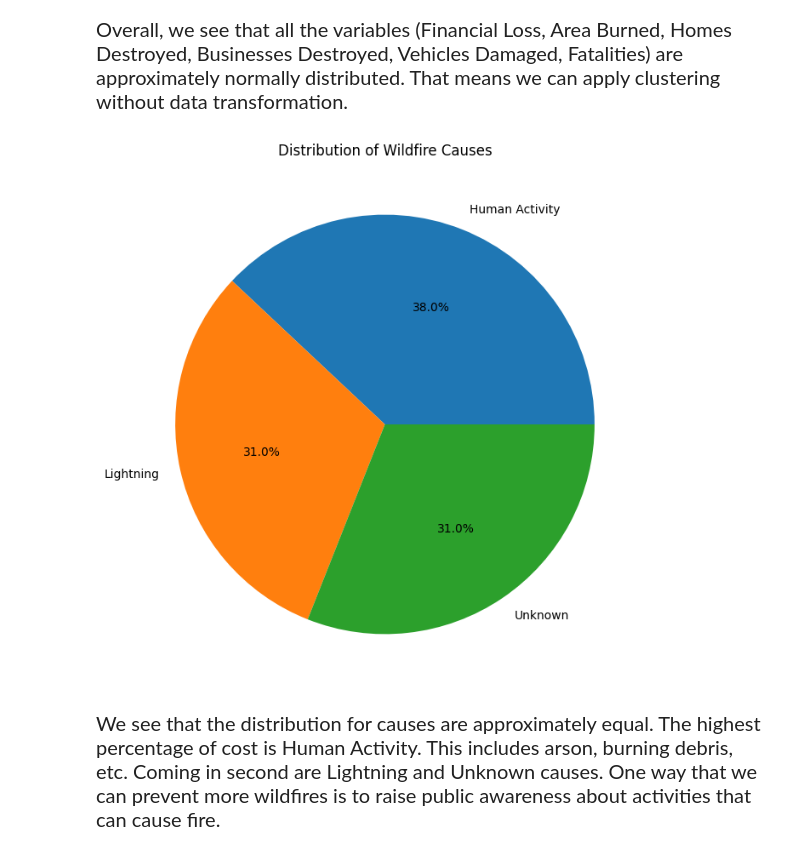
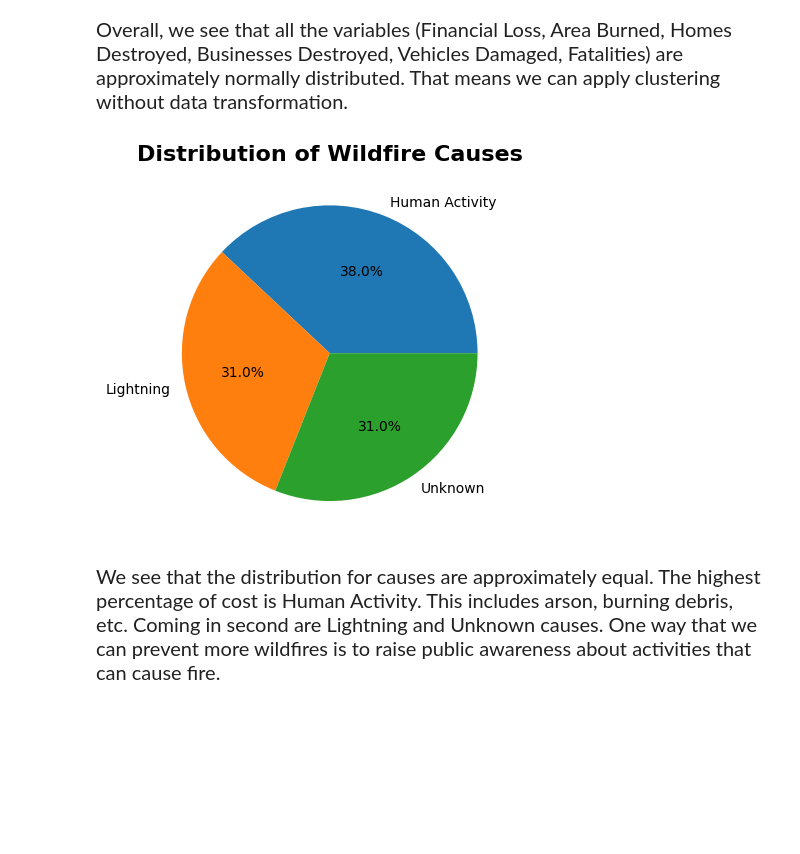
Before and after one commit to BaoTruong1/wildfire_project, a Jupyter notebook: src/exploration.ipynb, the cells around one changed output. Saved outputs shown, nothing was run; the diff lists cells and outputs as text; code cells hidden in the pictures; blank space fills up the shorter version.

Commit message:
Adding plots

```diff
--- a/src/exploration.ipynb
+++ b/src/exploration.ipynb
@@ -112,12 +90,11 @@ plt.show()
 # %%
 # Visualize the percentage of Cause
 cause_counts = df.groupby('Cause').agg(count=('Date', 'count')).reset_index()
-plt.figure(figsize = (10,8))
 plt.pie(cause_counts['count'], labels=cause_counts['Cause'], autopct='%1.1f%%')
-plt.title("Distribution of Wildfire Causes")
+plt.title("Distribution of Wildfire Causes", fontsize = 16, weight = 'bold')
 plt.show()
 # %% [output]
-[figure, old version]
+[figure, new version]
 # %% [markdown]
 <span style="font-size: 20px;">We see that the distribution for causes are approximately equal. The highest percentage of cost is Human Activity. This includes arson, burning debris, etc. Coming in second are Lightning and Unknown causes. One way that we can prevent more wildfires is to raise public awareness about activities that can cause fire.</span>
 # %%
```
Also changed, not shown: parts of 24 cells of this notebook.
